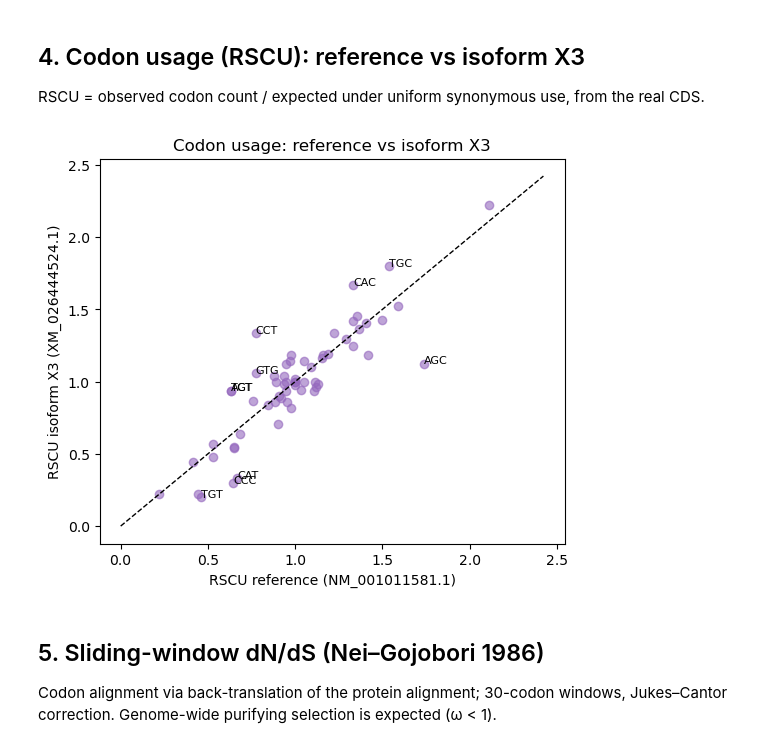
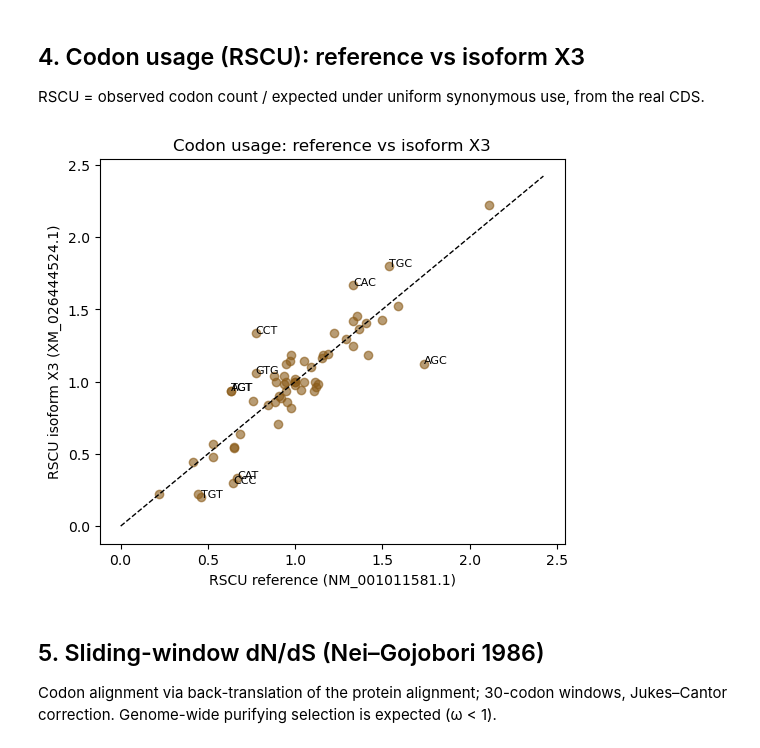
Before and after one commit to Harshini-Suresha/honeybee-genomics, a Jupyter notebook: analysis/amfor_analysis.ipynb, the cells around one changed output. Cells and saved outputs as stored; diff of their text form; code cells hidden in the pictures.

Commit message:
Honeybee palette; real CAGE DE figure (GSE64315, 584 genes); IQ-TREE ML tree with supports; InterPro domains; notebook +9 plots

```diff
--- a/analysis/amfor_analysis.ipynb
+++ b/analysis/amfor_analysis.ipynb
@@ -173,35 +173,35 @@ def counts(s):
         k = s[i:i+3]
         if CD[k] == '*':
             break
         m[k] = m.get(k, 0) + 1
     return m
 
 def rscu(m):
     tot, deg = defaultdict(int), defaultdict(int)
     for k, c in m.items():
         tot[CD[k]] += c
     for k in CODONS:
         if CD[k] != '*':
             deg[CD[k]] += 1
     return {k: (m.get(k, 0) / tot[CD[k]] * deg[CD[k]] if tot[CD[k]] else 0) for k in CODONS if CD[k] != '*'}
 
 C0, C1 = counts(ref_dna), counts(x3_dna)
 R0, R1 = rscu(C0), rscu(C1)
 mx = max(max(R0.values()), max(R1.values()))
 fig, ax = plt.subplots(figsize=(6, 5))
 xs = [R0[c] for c in R0]
 ys = [R1[c] for c in R0]
-ax.scatter(xs, ys, c='tab:purple', alpha=0.6)
+ax.scatter(xs, ys, c='#8A5A17', alpha=0.6)
 ax.plot([0, mx + 0.2], [0, mx + 0.2], 'k--', lw=1)
 for c in R0:
     if abs(R0[c] - R1[c]) >= 0.25:
         ax.annotate(c, (R0[c], R1[c]), fontsize=8)
 ax.set_xlabel('RSCU reference (NM_001011581.1)')
 ax.set_ylabel('RSCU isoform X3 (XM_026444524.1)')
 ax.set_title('Codon usage: reference vs isoform X3')
 plt.show()
 # %% [output]
-[figure, old version]
+[figure, new version]
 # %% [markdown]
 ## 5. Sliding-window dN/dS (Nei–Gojobori 1986)
 Codon alignment via back-translation of the protein alignment; 30-codon windows, Jukes–Cantor correction. Genome-wide purifying selection is expected (ω < 1).
```
Also changed, not shown: parts of 6 cells of this notebook, 9 other files.
